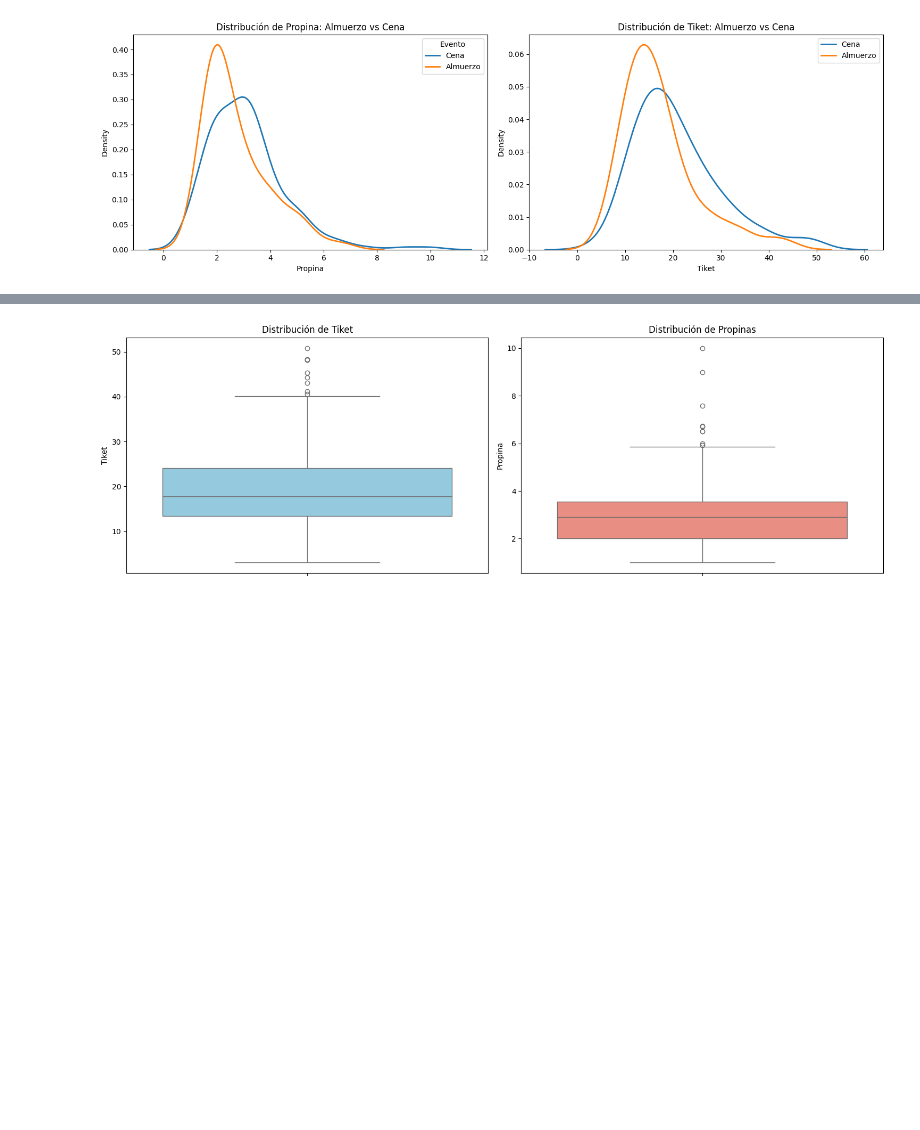
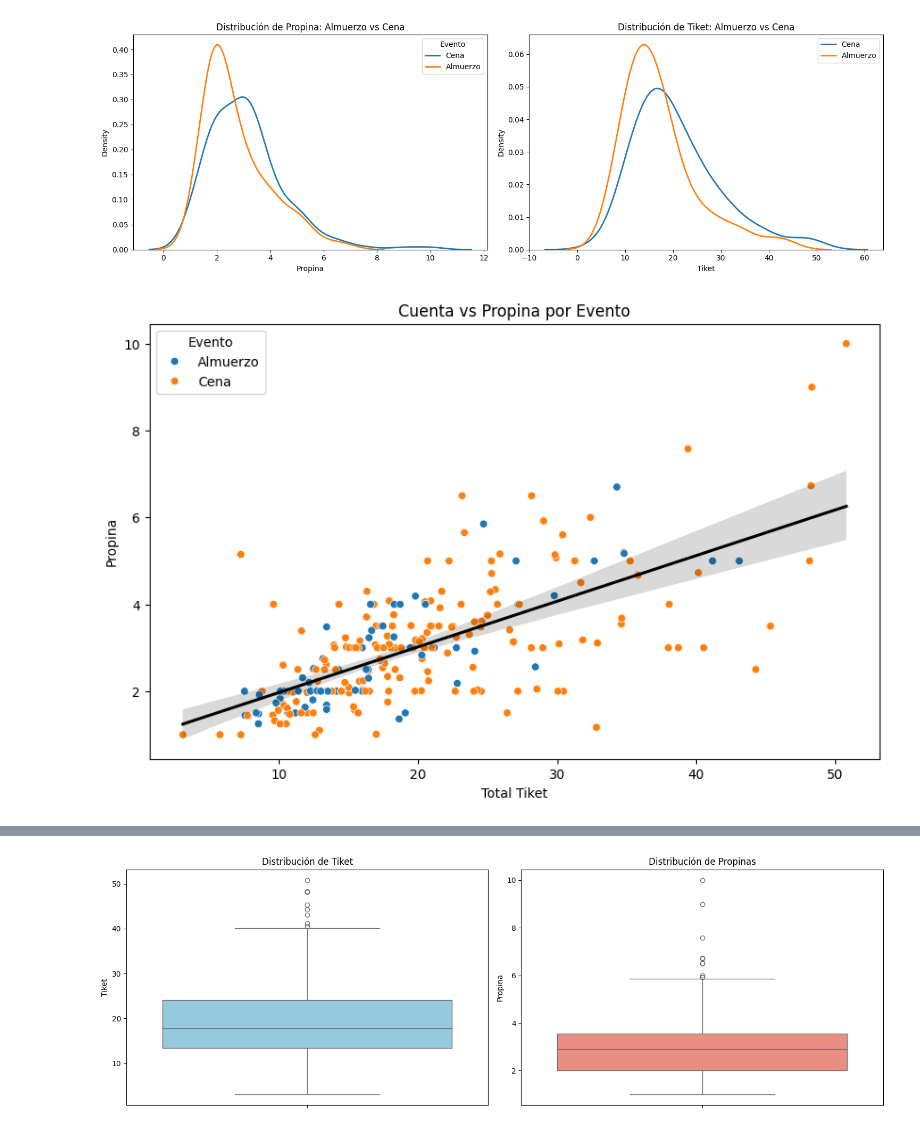
Before and after one commit to MarcoCasSir/LaboratorioDataScience, a Jupyter notebook: act3/tips_marco_casati.ipynb, the cells around one changed output, grey strips where cells are left out. Drawn from its saved outputs; the diff is of its cells as text; code cells hidden in the pictures; blank space fills up the shorter version.

```diff
--- a/act3/tips_marco_casati.ipynb
+++ b/act3/tips_marco_casati.ipynb
@@ -640,6 +637,13 @@ plt.tight_layout()
 plt.show()
 # %% [output]
 [figure]
+# %%
+sns.scatterplot(data=df, x='Total Tiket', y='Propina', hue='Evento')
+sns.regplot(data=df, x='Total Tiket', y='Propina', scatter=False, color='black')
+plt.title('Cuenta vs Propina por Evento')
+plt.show()
+# %% [output]
+[figure, added]
 # %%
 sns.kdeplot(data=df, x='Total Tiket', hue='Fumador', fill=False, alpha=0.5)
 plt.title('Distribución de cuenta: fumadores vs no fumadores')
```
Also changed, not shown: parts of 24 cells of this notebook.
